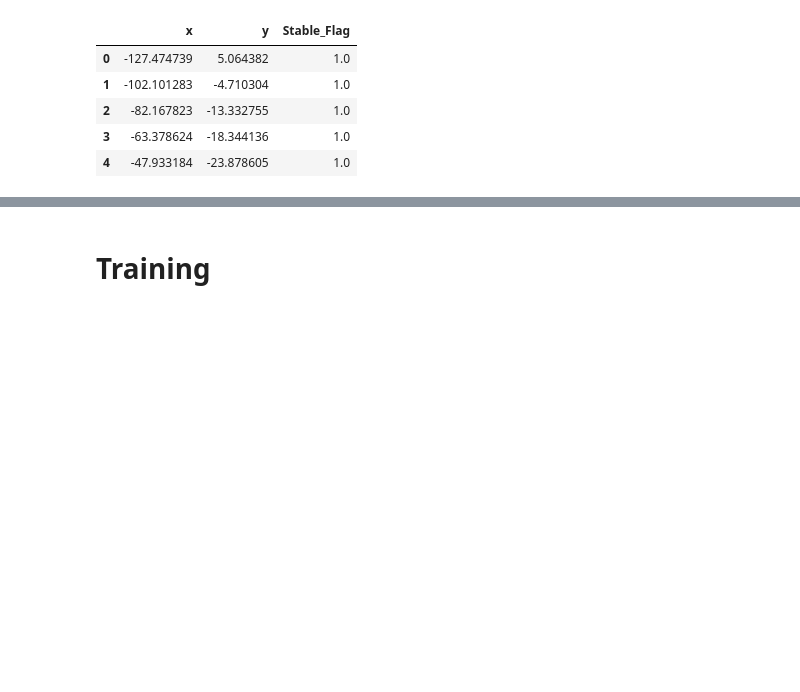
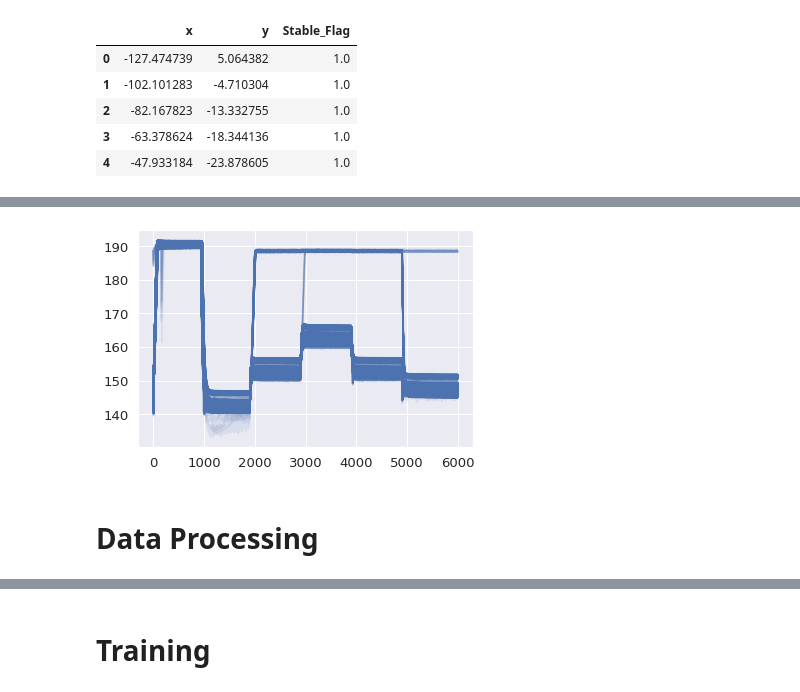
Before and after one commit to arthursl12/POC1, a Jupyter notebook: POC1.ipynb, the cells around one changed output, grey strips where cells are left out. Drawn from its saved outputs; the diff is of its cells as text; code cells hidden in the pictures; blank space fills up the shorter version.

```diff
--- a/POC1.ipynb
+++ b/POC1.ipynb
@@ -351,3 +355,10 @@ pd.concat([unnested_PS1, unnested_PS2], axis=1)
+# %%
+for i in range(len(new_df['PS1'])):
+    plt.plot(new_df['PS1'][i], color='b', alpha=0.1);
+# %% [output]
+[figure, added]
+# %% [markdown]
+# Data Processing
 # %%
 from sktime.datatypes._panel._convert import from_nested_to_2d_array
 
```
Also changed, not shown: parts of 25 cells of this notebook.
